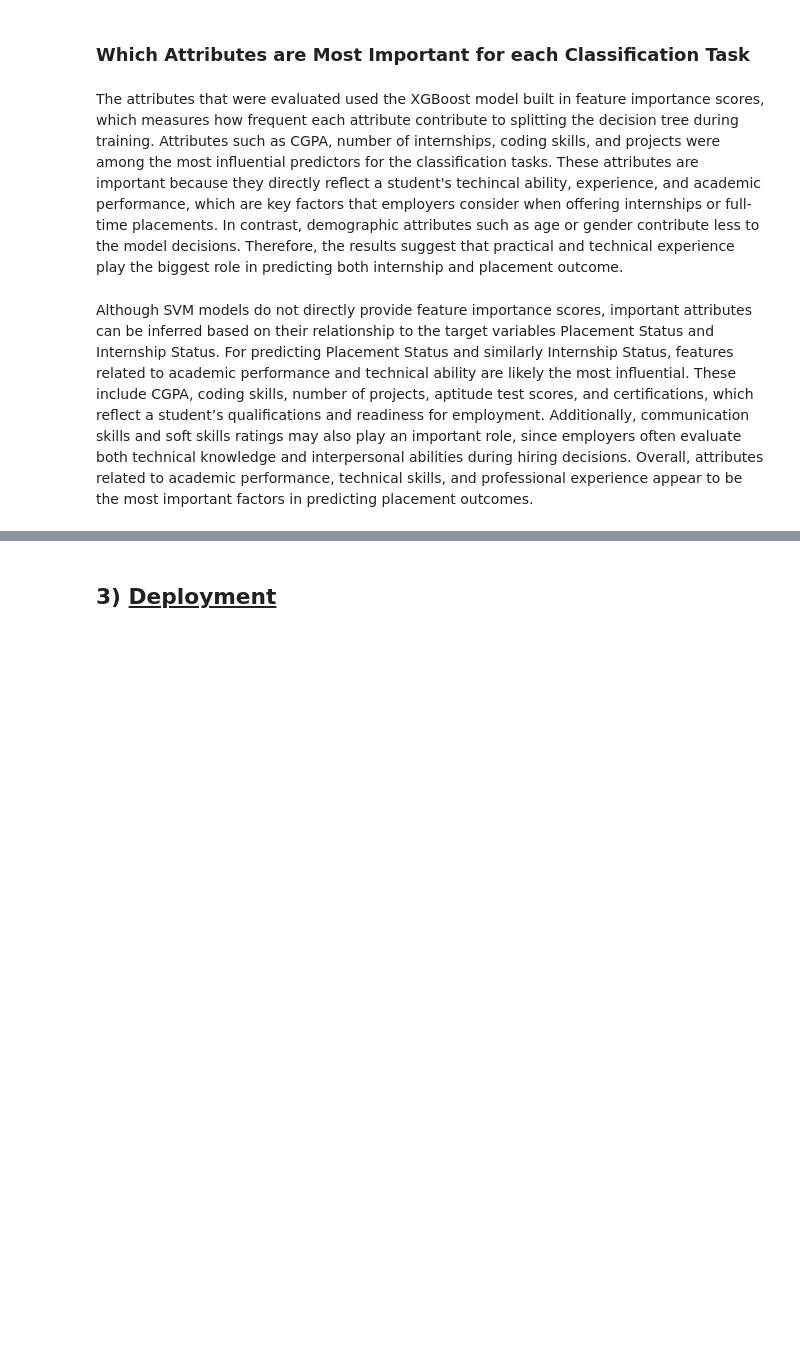
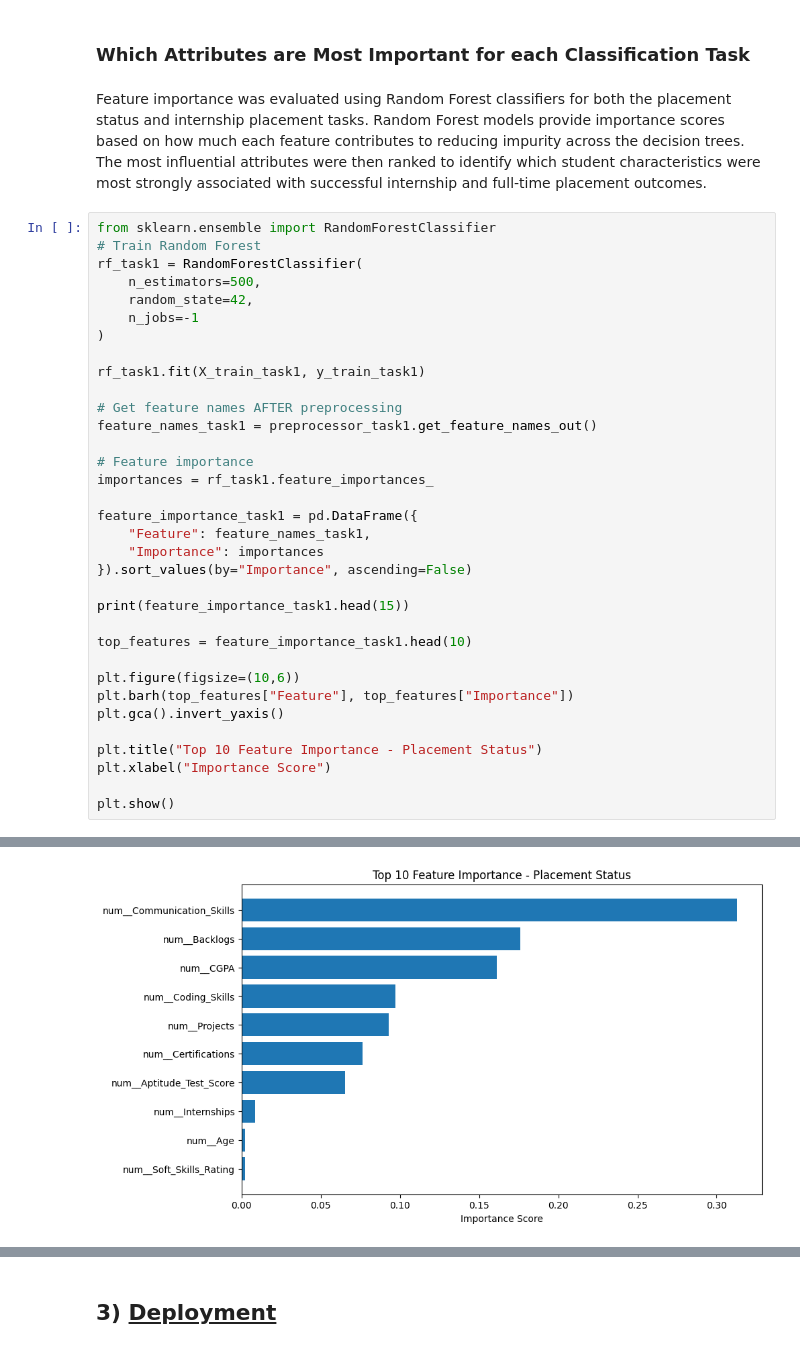
Before and after one commit to muskaanmahes/DS-7331-Term-Project, a Jupyter notebook: Lab_Two-Classification/LabTwo_Master.ipynb, the cells around one changed output, grey strips where cells are left out. Cells and saved outputs as stored; diff of their text form; blank space fills up the shorter version.

Commit message:
Pushed Feature Importance

```diff
--- a/Lab_Two-Classification/LabTwo_Master.ipynb
+++ b/Lab_Two-Classification/LabTwo_Master.ipynb
@@ -570,8 +537,40 @@ Another advantage of SVM is its ability to capture nonlinear relationships throu
 Overall, SVM provides a reliable classification model for both tasks due to its ability to handle high-dimensional feature spaces, capture nonlinear relationships, and produce decision boundaries that generalize well to new data.
 # %% [markdown]
 ### Which Attributes are Most Important for each Classification Task
-# %% [markdown]
-The attributes that were evaluated used the XGBoost model built in feature importance scores, which measures how frequent each attribute contribute to splitting the decision tree during training. Attributes such as CGPA, number of internships, coding skills, and projects were among the most influential predictors for the classification tasks. These attributes are important because they directly reflect a student's techincal ability, experience, and academic performance, which are key factors that employers consider when offering internships or full-time placements. In contrast, demographic attributes such as age or gender contribute less to the model decisions. Therefore, the results suggest that practical and technical experience play the biggest role in predicting both internship and placement outcome.
-# %% [markdown]
-
-Although SVM models do not directly provide feature importance scores, important attributes can be inferred based on their relationship to the target variables Placement Status and Internship Status. For predicting Placement Status and similarly Internship Status, features related to academic performance and technical ability are likely the most influential. These include CGPA, coding skills, number of projects, aptitude test scores, and certifications, which reflect a student’s qualifications and readiness for employment. Additionally, communication skills and soft skills ratings may also play an important role, since employers often evaluate both technical knowledge and interpersonal abilities during hiring decisions. Overall, attributes related to academic performance, technical skills, and professional experience appear to be the most important factors in predicting placement outcomes.
+# %% [markdown]
+Feature importance was evaluated using Random Forest classifiers for both the placement status and internship placement tasks. Random Forest models provide importance scores based on how much each feature contributes to reducing impurity across the decision trees. The most influential attributes were then ranked to identify which student characteristics were most strongly associated with successful internship and full-time placement outcomes.
+# %%
+from sklearn.ensemble import RandomForestClassifier
+# Train Random Forest
+rf_task1 = RandomForestClassifier(
+    n_estimators=500,
+    random_state=42,
+    n_jobs=-1
+)
+
+rf_task1.fit(X_train_task1, y_train_task1)
+
+# Get feature names AFTER preprocessing
+feature_names_task1 = preprocessor_task1.get_feature_names_out()
+
+# Feature importance
+importances = rf_task1.feature_importances_
+
+feature_importance_task1 = pd.DataFrame({
+    "Feature": feature_names_task1,
+    "Importance": importances
+}).sort_values(by="Importance", ascending=False)
+
+print(feature_importance_task1.head(15))
+
+top_features = feature_importance_task1.head(10)
+
+plt.figure(figsize=(10,6))
+plt.barh(top_features["Feature"], top_features["Importance"])
+plt.gca().invert_yaxis()
+
+plt.title("Top 10 Feature Importance - Placement Status")
+plt.xlabel("Importance Score")
+
+plt.show()
+# %% [output]
@@ -577,0 +593 @@ Although SVM models do not directly provide feature importance scores, important
+[figure, added]
```
Also changed, not shown: parts of 6 cells of this notebook.
